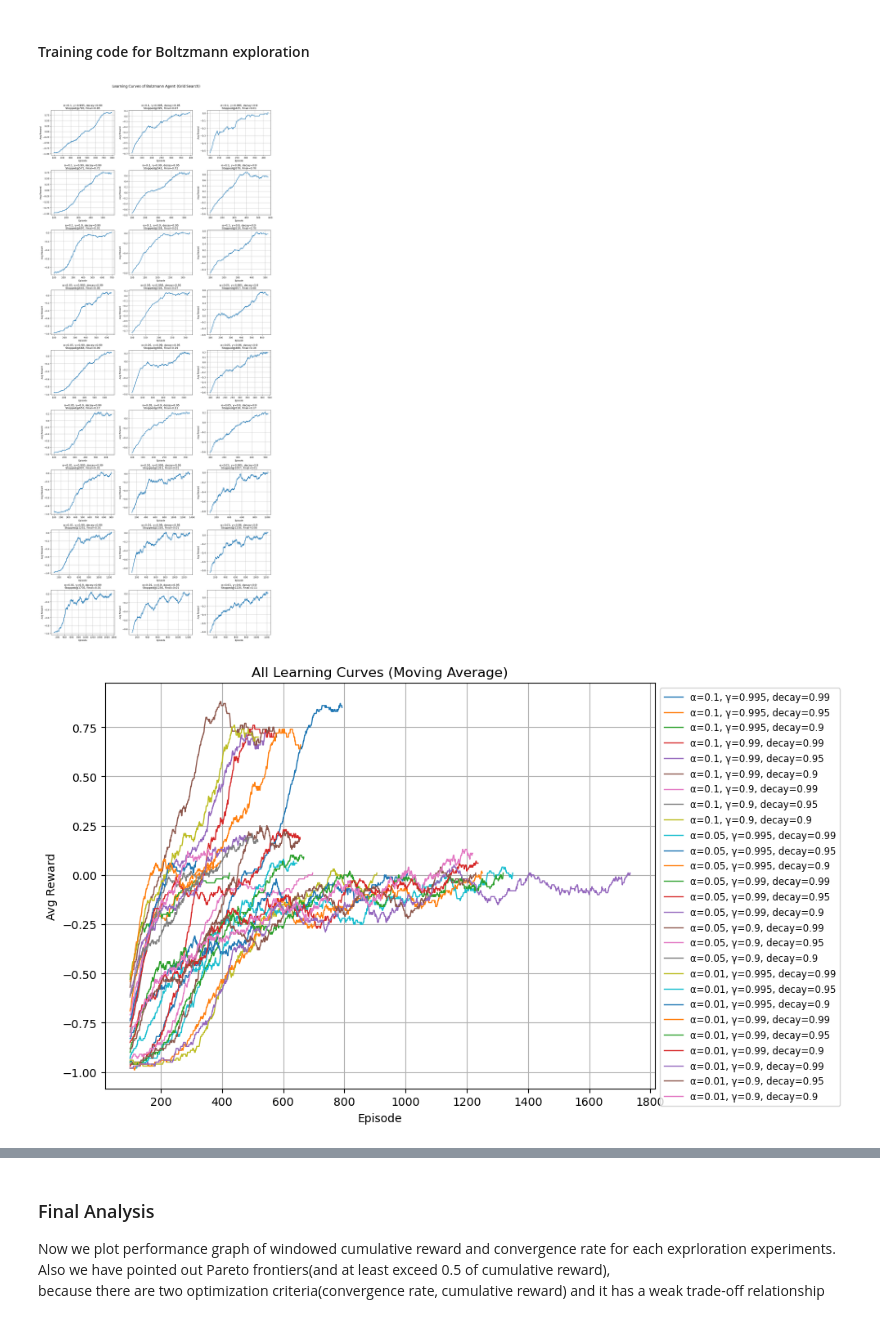
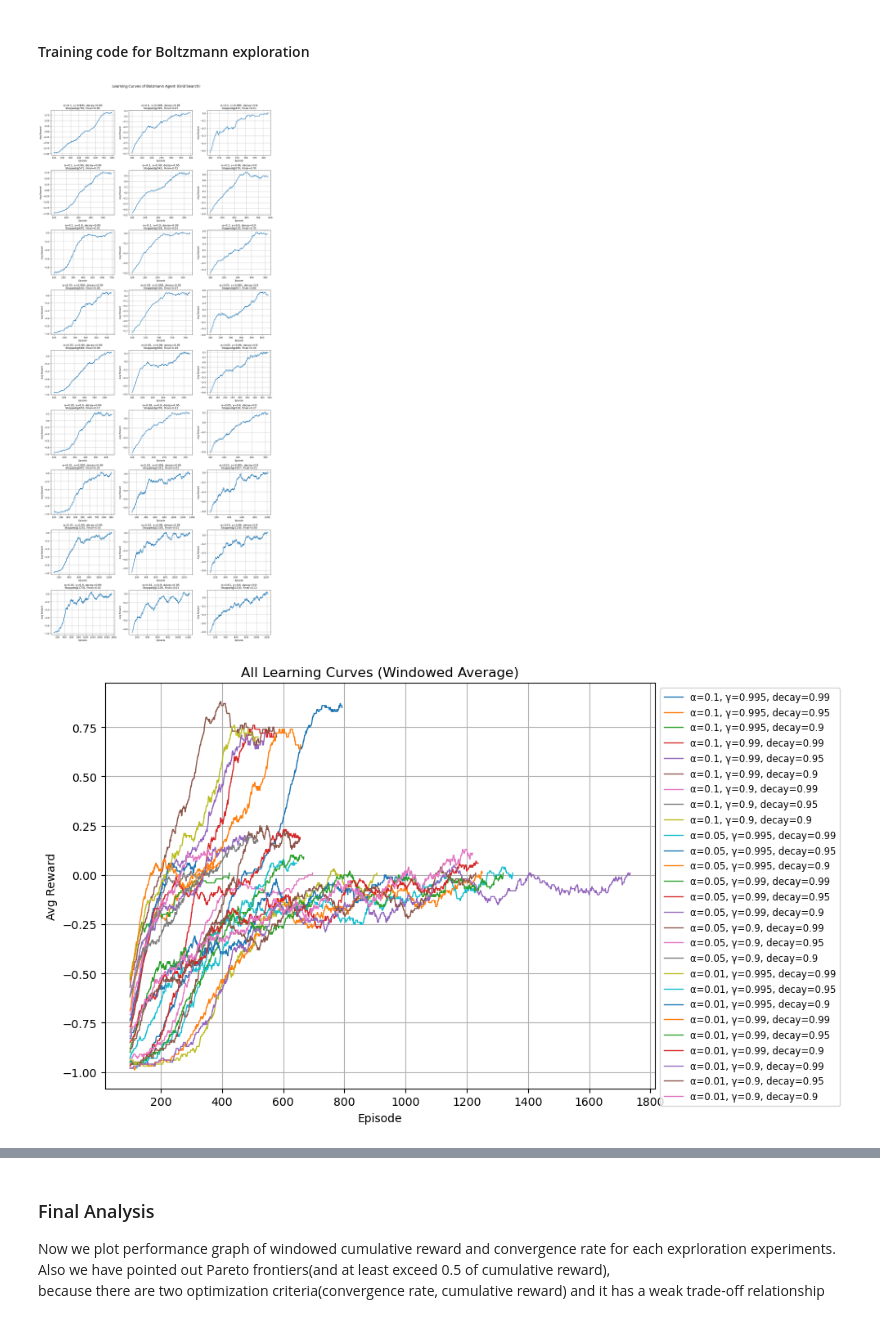
Before and after one commit to youngpark-POS/InteractiveML, a Jupyter notebook: Ass2-JiwooHongYeongjaeParkYoonhyeokLee.ipynb, the cells around one changed output, grey strips where cells are left out. Cells and saved outputs as stored; diff of their text form; code cells hidden in the pictures.

```diff
--- a/Ass2-JiwooHongYeongjaeParkYoonhyeokLee.ipynb
+++ b/Ass2-JiwooHongYeongjaeParkYoonhyeokLee.ipynb
@@ -568,35 +580,35 @@ for result in results:
     gamma = result['gamma']
     decay_rate = result['decay_rate']
     rewards = result['episode_rewards']
     if len(rewards) >= WINDOW_SIZE:
         avg_rewards = moving_average(rewards, WINDOW_SIZE)
         label = f"α={alpha}, γ={gamma}, decay={decay_rate}"
         plt.plot(range(WINDOW_SIZE - 1, len(rewards)), avg_rewards, label=label, linewidth=1)
 
-plt.title("All Learning Curves (Moving Average)")
+plt.title("All Learning Curves (Windowed Average)")
 plt.xlabel("Episode")
 plt.ylabel("Avg Reward")
 plt.grid(True)
 plt.legend(fontsize='small', loc='upper left', bbox_to_anchor=(1, 1))
 plt.tight_layout()
 plt.show()
 
 # Best models summary
 best_by_stop = min(results, key=lambda x: x['stopped_episode'])
 best_by_reward = max(results, key=lambda x: x['final_cumulative_reward'])
 
 print("Best Early Convergence Model:")
 print(f"  α={best_by_stop['alpha']}, γ={best_by_stop['gamma']}, decay={best_by_stop['decay_rate']}")
 print(f"  Stopped at episode {best_by_stop['stopped_episode']}")
 print(f"  Final avg cumulative reward: {best_by_stop['final_cumulative_reward']:.2f}")
 
 print("\nBest Performance Model:")
 print(f"  α={best_by_reward['alpha']}, γ={best_by_reward['gamma']}, decay={best_by_reward['decay_rate']}")
 print(f"  Stopped at episode {best_by_reward['stopped_episode']}")
 print(f"  Final avg cumulative reward: {best_by_reward['final_cumulative_reward']:.2f}")
 # %% [output]
 [figure]
-[figure, old version]
+[figure, new version]
 Best Early Convergence Model:
   α=0.05, γ=0.995, decay=0.95
   Stopped at episode 316
```
Also changed, not shown: parts of 2 cells of this notebook.
